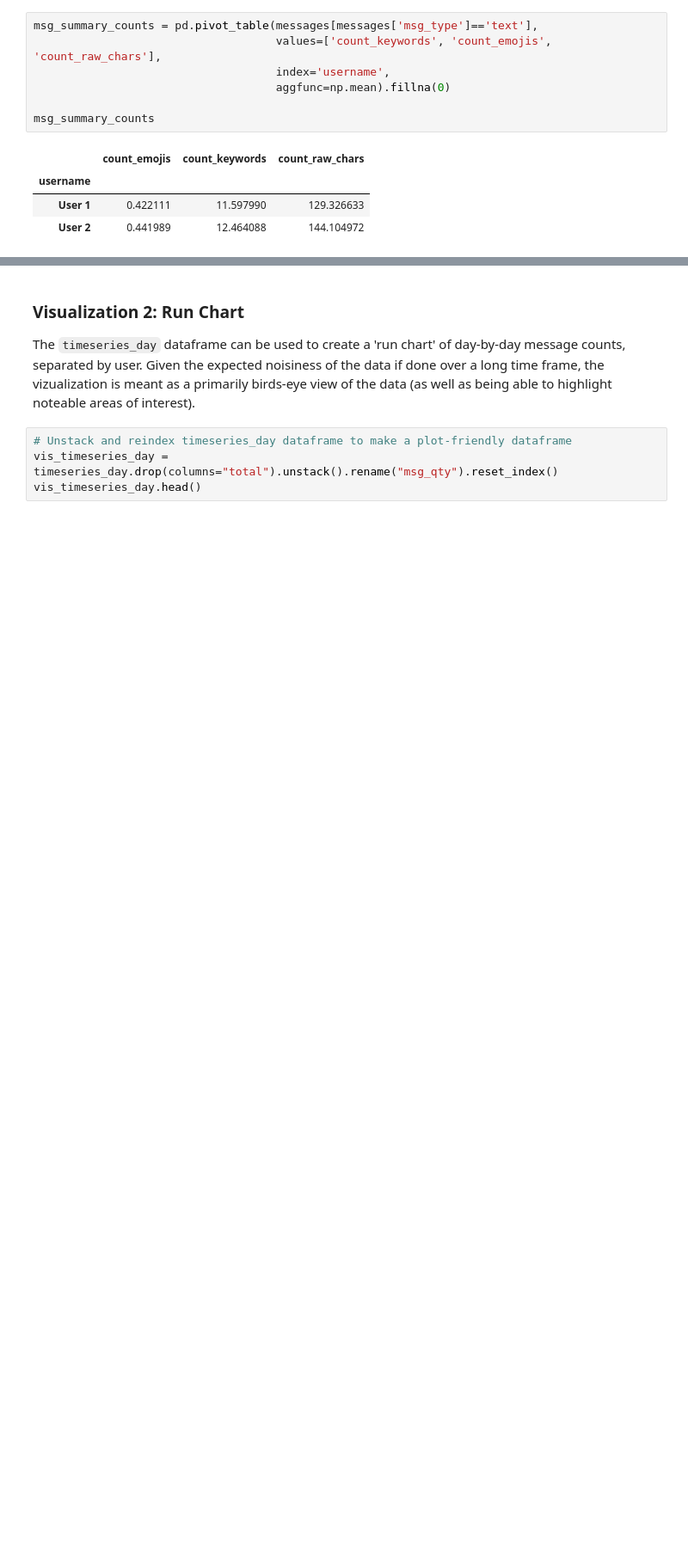
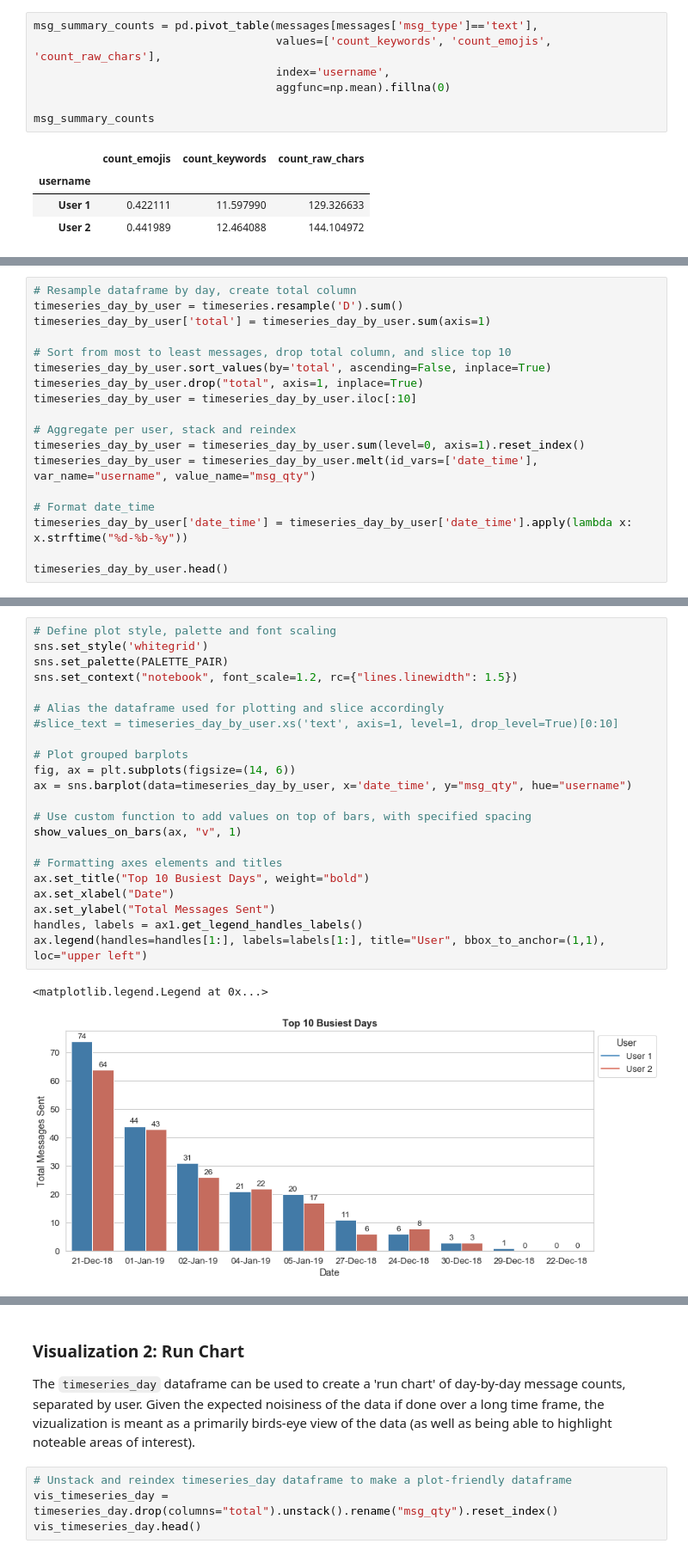
Before and after one commit to shenal-siri/WhatsApp-Chat-Viz, a Jupyter notebook: Chat-History-Prototyping.ipynb, the cells around one changed output, grey strips where cells are left out. Shown at 86% size. Cells and saved outputs as stored; diff of their text form; blank space fills up the shorter version.

```diff
--- a/Chat-History-Prototyping.ipynb
+++ b/Chat-History-Prototyping.ipynb
@@ -686,0 +660,18 @@ messages.nlargest(3, 'count_emojis')
+# %%
+# Resample dataframe by day, create total column
+timeseries_day_by_user = timeseries.resample('D').sum()
+timeseries_day_by_user['total'] = timeseries_day_by_user.sum(axis=1)
+
+# Sort from most to least messages, drop total column, and slice top 10
+timeseries_day_by_user.sort_values(by='total', ascending=False, inplace=True)
+timeseries_day_by_user.drop("total", axis=1, inplace=True)
+timeseries_day_by_user = timeseries_day_by_user.iloc[:10]
+
+# Aggregate per user, stack and reindex
+timeseries_day_by_user = timeseries_day_by_user.sum(level=0, axis=1).reset_index()
+timeseries_day_by_user = timeseries_day_by_user.melt(id_vars=['date_time'], var_name="username", value_name="msg_qty")
+
+# Format date_time
+timeseries_day_by_user['date_time'] = timeseries_day_by_user['date_time'].apply(lambda x: x.strftime("%d-%b-%y"))
+
+timeseries_day_by_user.head()
@@ -686,0 +685,25 @@ messages.nlargest(3, 'count_emojis')
+# %%
+# Define plot style, palette and font scaling
+sns.set_style('whitegrid')
+sns.set_palette(PALETTE_PAIR)
+sns.set_context("notebook", font_scale=1.2, rc={"lines.linewidth": 1.5})
+
+# Alias the dataframe used for plotting and slice accordingly
+#slice_text = timeseries_day_by_user.xs('text', axis=1, level=1, drop_level=True)[0:10]
+
+# Plot grouped barplots
+fig, ax = plt.subplots(figsize=(14, 6))
+ax = sns.barplot(data=timeseries_day_by_user, x='date_time', y="msg_qty", hue="username")
+
+# Use custom function to add values on top of bars, with specified spacing
+show_values_on_bars(ax, "v", 1)
+
+# Formatting axes elements and titles
+ax.set_title("Top 10 Busiest Days", weight="bold")
+ax.set_xlabel("Date")
+ax.set_ylabel("Total Messages Sent")
+handles, labels = ax1.get_legend_handles_labels()
+ax.legend(handles=handles[1:], labels=labels[1:], title="User", bbox_to_anchor=(1,1), loc="upper left")
+# %% [output]
+<matplotlib.legend.Legend at 0x...>
+[figure, added]
```
Also changed, not shown: parts of 18 cells of this notebook.
